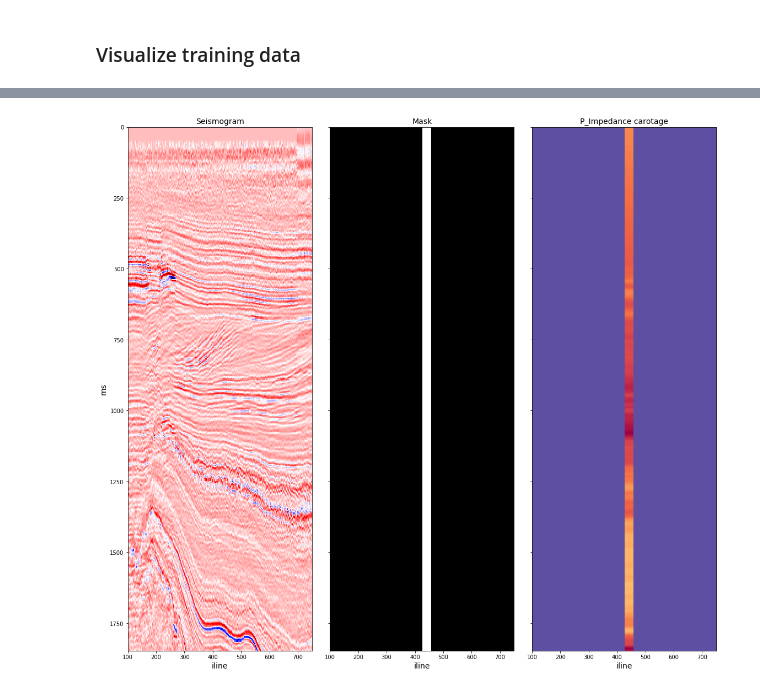
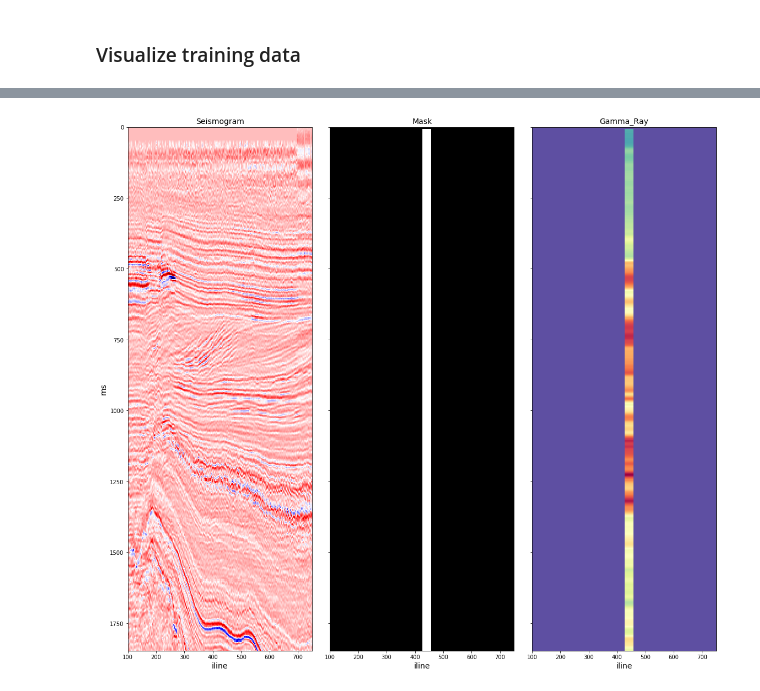
Before and after one commit to neuro-inc/ml-recipe-seismic, a Jupyter notebook: notebooks/data_preparation.ipynb, the cells around one changed output, grey strips where cells are left out. Drawn from its saved outputs; the diff is of its cells as text; code cells hidden in the pictures.

```diff
--- a/notebooks/data_preparation.ipynb
+++ b/notebooks/data_preparation.ipynb
@@ -293,29 +245,29 @@ plt.show()
 # %%
 fl = 'xline_1006_F03-4.pkl'
 extent = [min(ilines), max(ilines), nsamples * dt - 1, 0] if 'xline' in fl else [min(xlines), max(xlines), nsamples * dt - 1, 0]
 with open(slices_dir / fl, 'rb') as f:
     slice_data = pickle.load(f)
 
 fontsize = 14
-carotage_type = 'P_Impedance'
+carotage_type = 'Gamma_Ray'
 seismic_ver = slice_data['seismic']
 mask_ver = slice_data['projections'][carotage_type]['mask']
 target_ver = slice_data['projections'][carotage_type]['target']
 
 fig, (ax1, ax2, ax3) = plt.subplots(1, 3, figsize=(16, 14), sharey=True)
 ax1.imshow(seismic_ver, cmap='seismic', extent=extent)
 ax1.set_title('Seismogram', fontsize=fontsize)
 ax1.set_ylabel('ms', fontsize=fontsize)
 ax1.set_xlabel('iline' if 'xline' in fl else 'xline', fontsize=fontsize)
 
 ax2.imshow(mask_ver, cmap='Greys_r', extent=extent)
 ax2.set_xlabel('iline' if 'xline' in fl else 'xline', fontsize=fontsize)
 ax2.set_title('Mask', fontsize=fontsize)
 
 ax3.imshow(target_ver, cmap='Spectral_r', extent=extent)
 ax3.set_xlabel('iline' if 'xline' in fl else 'xline', fontsize=fontsize)
-ax3.set_title(f'{carotage_type} carotage', fontsize=fontsize)
+ax3.set_title(f'{carotage_type}', fontsize=fontsize)
 plt.tight_layout()
 plt.show()
 # %% [output]
-[figure, old version]
+[figure, new version]
```
Also changed, not shown: parts of 13 cells of this notebook, 4 other files.
